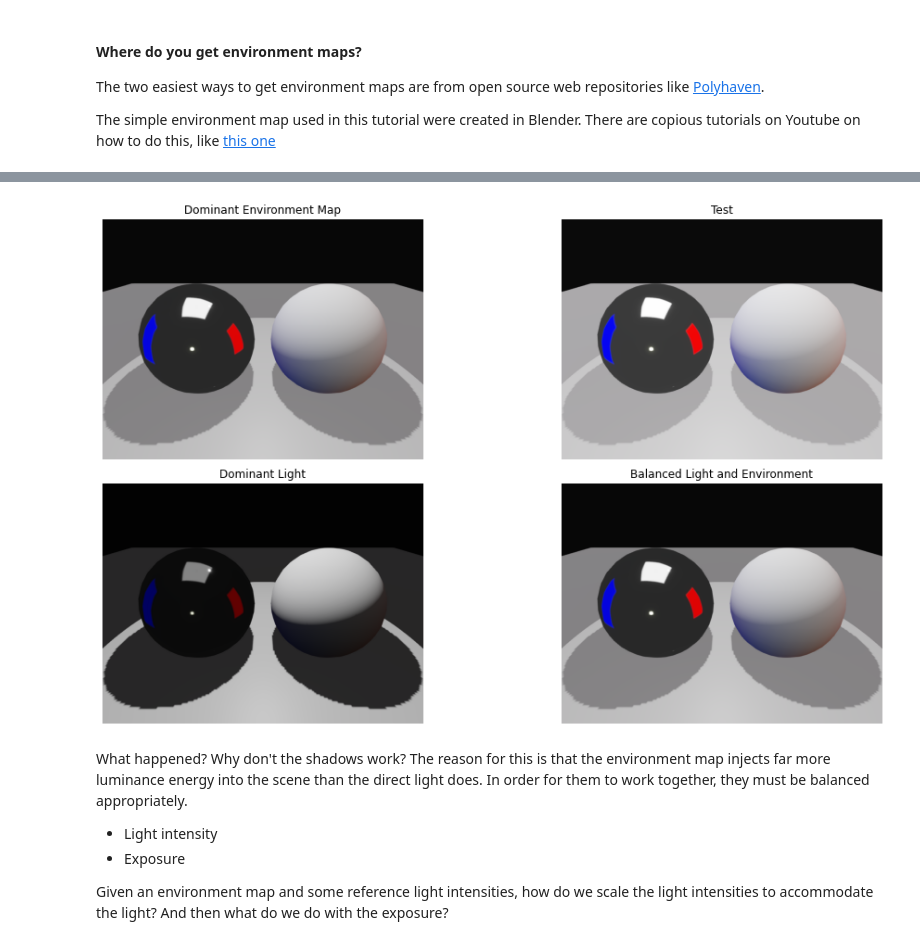
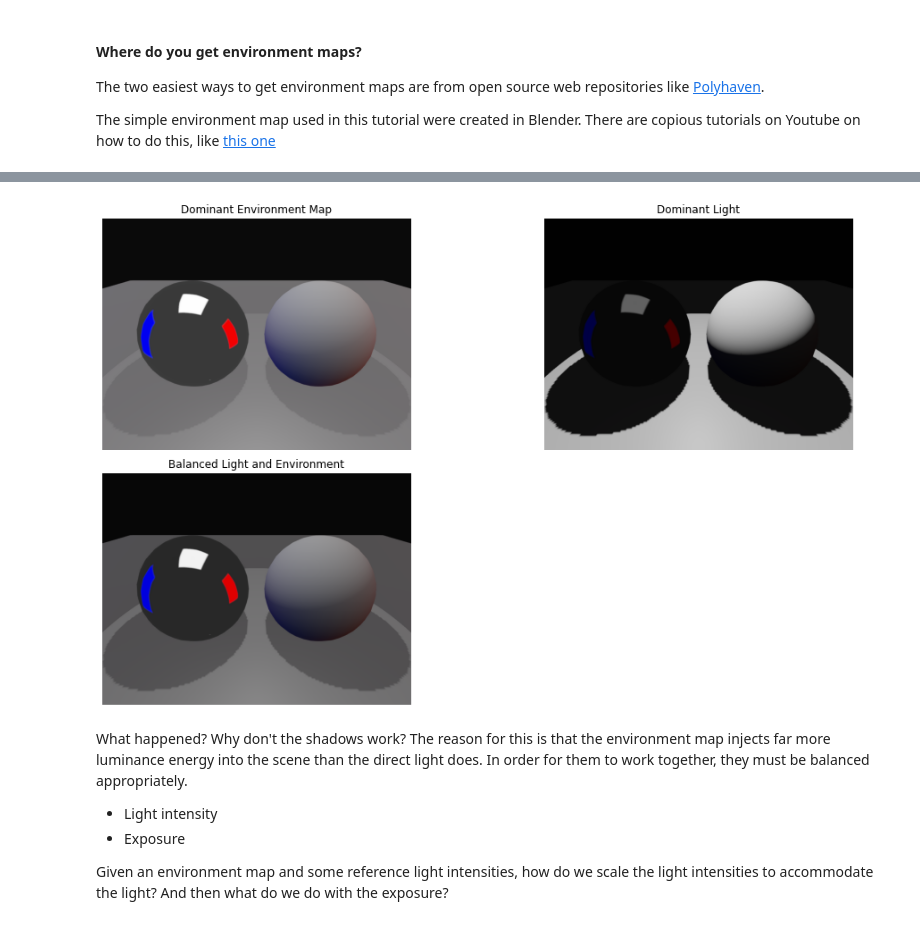
Before and after one commit to SeanCurtis-TRI/drake, a Jupyter notebook: tutorials/configuring_lighting.ipynb, the cells around one changed output, grey strips where cells are left out. Drawn from its saved outputs; the diff is of its cells as text; code cells hidden in the pictures.

```diff
--- a/tutorials/configuring_lighting.ipynb
+++ b/tutorials/configuring_lighting.ipynb
@@ -201,6 +201,7 @@ class RenderComparator:
     """
     def __init__(self, meshcat):
         self._meshcat = meshcat
+        meshcat.Delete("/drake")
         builder = DiagramBuilder()
         self._scene_graph = builder.AddSystem(SceneGraph())
         # Note: we'll be changing render engines a lot. So, rather than declare
@@ -1464,0 +1507,25 @@ The following example shows the effect of .... stuff.
+# %%
+def make_config(intensity, exposure):
+    env_texture = EquirectangularMap(path=hdr75_path)
+    light = LightParameter(type="spot", frame="world",
+                           position=[0, 0, 4], cone_angle=40,
+                           direction=[0, 0, -1],
+                           intensity=intensity)
+    return {"environment_map": EnvironmentMap(
+                                   skybox=True,
+                                   texture=env_texture),
+            "exposure": exposure,
+            "cast_shadows": True,
+            # Disable the light; only ambient light in the scene.
+            "lights": [light]}
+
+engines = []
+for intensity, exposure in [(0.1, 0.95),(1.0, 0.55), (2.0, 0.4), (10.0, 0.11), (100.0, 0.0135)]:
+    engines.append(RenderEngineSpec(f"Map and {intensity} W light", make_config(intensity, exposure)))
+comparator.set_render_engines(engines)
+
+# Center on the ball, with it largely filling the frame.
+comparator.pose_camera_once(camera_in_world=[0, -2.5, 2.5],
+                            target_in_world=[0, 0, 1])
+
+comparator.render()
@@ -1465,4 +1577,7 @@ The following example shows the effect of .... stuff.
 # %%
+sky = FindResourceOrThrow("drake/tutorials/resources/white_sky_75.hdr")
+point = FindResourceOrThrow("drake/tutorials/resources/white_point_75.hdr")
+
 def make_light(custom_params = {}):
     return LightParameter(**({"type": "spot", # "directional", #
                               "frame": "world",
@@ -1503,7 +1618,13 @@ comparator.set_render_engines([
                        "environment_map": EnvironmentMap(
                            skybox=False, texture=EquirectangularMap(path=point)),
                        # Disable the light; only ambient light in the scene.
-                       "lights": [LightParameter(intensity=0)]})
+                       "lights": [LightParameter(intensity=0)]}),
+
+    RenderEngineSpec("Env Map - sky", {"exposure": np.pi * global_exp,
+                       "environment_map": EnvironmentMap(
+                           skybox=False, texture=EquirectangularMap(path=sky)),
+                       # Disable the light; only ambient light in the scene.
+                       "lights": [LightParameter(intensity=0)]}),
     ])
 
 # Center on the ball, with it largely filling the frame.
@@ -1543,32 +1664,31 @@ comparator.render()
 # %%
 def make_config(env_map_path, intensity, exposure):
     env_texture = EquirectangularMap(path=env_map_path)
     light = LightParameter(type="spot", frame="world",
                            position=[0, 0, 4], cone_angle=40,
                            direction=[0, 0, -1],
                            intensity=intensity)
     return {"environment_map": EnvironmentMap(
                                    skybox=True,
                                    texture=env_texture),
             "exposure": exposure,
             "cast_shadows": True,
             # Disable the light; only ambient light in the scene.
             "lights": [light]}
 
 comparator.set_render_engines([
-    RenderEngineSpec("Dominant Environment Map", make_config(hdr125_path, 7.5, 0.5)),
-    RenderEngineSpec("Test", make_config(hdr125_path, 4, 1)),
-    RenderEngineSpec("Dominant Light", make_config(hdr125_path, 125, 0.04)),
-    RenderEngineSpec("Balanced Light and Environment", make_config(hdr125_path, 8, 0.5)),
+    RenderEngineSpec("Dominant Environment Map", make_config(hdr75_path, 0.5, 1)),
+    RenderEngineSpec("Dominant Light", make_config(hdr75_path, 250, 0.02)),
+    RenderEngineSpec("Balanced Light and Environment", make_config(hdr75_path, 1.5, 0.5)),
     ])
 
 # Center on the ball, with it largely filling the frame.
 comparator.pose_camera_once(camera_in_world=[0, -2.5, 2.5],
                             target_in_world=[0, 0, 1])
 
 comparator.render()
 # %% [output]
-[figure, old version]
+[figure, new version]
 # %% [markdown]
 What happened? Why don't the shadows work? The reason for this is that the
 environment map injects far more luminance energy into the scene than the
```
Also changed, not shown: parts of 25 cells of this notebook, 14 other files.
